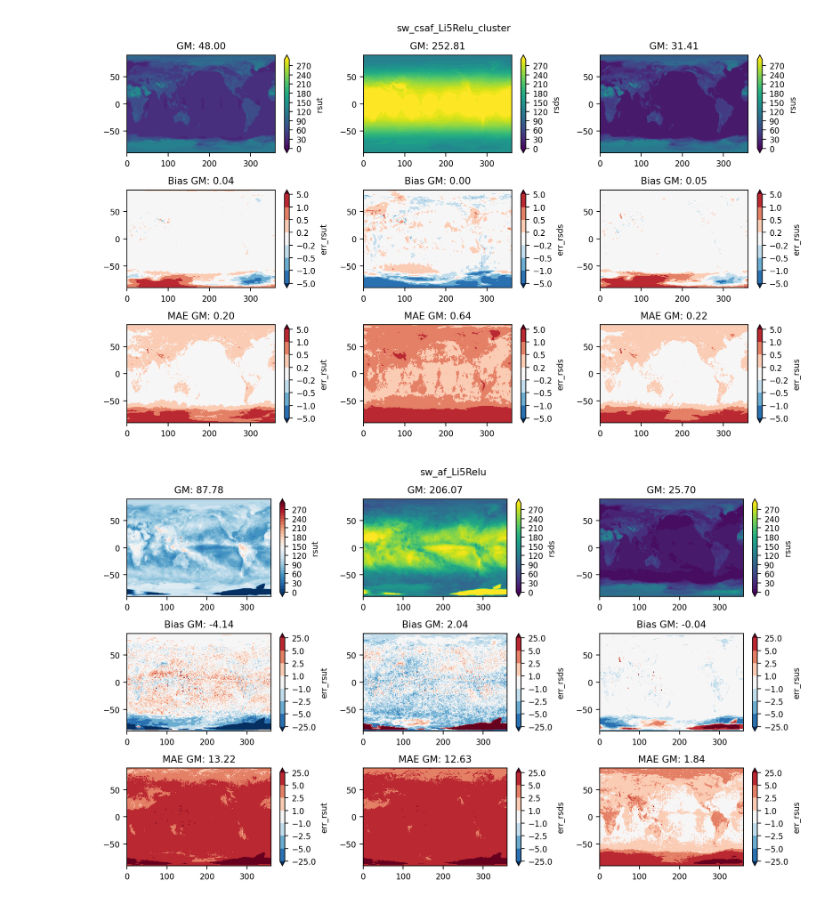
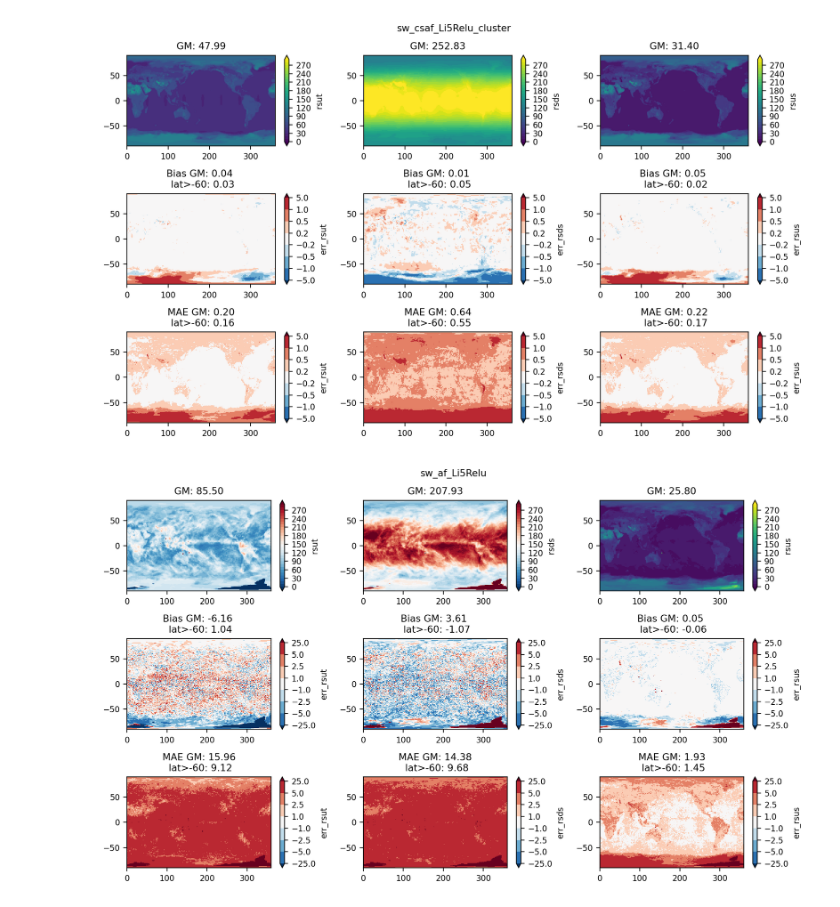
Before and after one commit to ChenggongWang/NNRTMC_AM4, a Jupyter notebook: sw_analysis_regrid_map.ipynb, the cells around one changed output. Saved outputs shown, nothing was run; the diff lists cells and outputs as text; code cells hidden in the pictures.

```diff
--- a/sw_analysis_regrid_map.ipynb
+++ b/sw_analysis_regrid_map.ipynb
@@ -158,10 +55,15 @@ if __name__ == '__main__':
     hybrid_p_sigma_para = xr.open_dataset('/tigress/cw55/data/NNRTMC_dataset/AM4_pk_bk_202207.nc')
     A_k = hybrid_p_sigma_para.ak.values[None,:]
     B_k = hybrid_p_sigma_para.bk.values[None,:]
+# %%
+month_sel = None
+# month_sel = [1,4,7,10]
+day_sel = [15]
 # %%
 %%time
 predi = {}
 error = {}
+eng_err = {}
 NN_model = {}
 ds_regrid = {}
 day_inds = {}
@@ -179,7 +81,7 @@ for mo in Exp_name:
     # read data
     input_array_ori, output_array_ori, ds_coords = \
     get_AM4_data_sw(out_filelist, inp_filelist, condition=sky_cond[mo],
-                    month_sel = None, day_sel = list(np.arange(15,20)), return_coords=True)
+                    month_sel = month_sel, day_sel = day_sel, return_coords=True)
     # initialize model
     if mo == 'sw_af_Li5Relu':
         NN_model[mo] = Exp_name_model_dict[mo].ResNNRTMC(device, nor_para, A_k, B_k, input_array_ori.shape[1],model_state_dict)
@@ -187,21 +89,22 @@ for mo in Exp_name:
         NN_model[mo] = Exp_name_model_dict[mo].ResNNRTMC(device, nor_para, A_k, B_k, model_state_dict)
 
     # remove data that rsdt == 0 (night, no shortwave transfer)
-    day_ind = np.argwhere(~np.isclose(input_array_ori[:,-1],0,rtol=1e-05, atol=1e-2,)).squeeze()
+    day_ind = np.argwhere(~np.isclose(input_array_ori[:,-1], 0, rtol=1e-05, atol=1e-3,)).squeeze()
     day_inds[mo] = day_ind
     # normalize data via saved nor_para in restart file
     nor_para, input_array, output_array   = data_std_normalization_sw(input_array_ori[day_ind], output_array_ori[day_ind], nor_para)
     ######################################################
     # try NN on test dataset
     predi[mo] = np.zeros_like(output_array_ori)
-    predi[mo][day_ind] = pred_NN_batch(input_array, output_array, NN_model[mo], nor_para, device)
+    eng_err[mo] = np.zeros_like(output_array_ori[:,0])
+    predi[mo][day_ind], eng_err[mo][day_ind] = pred_NN_batch(input_array, output_array, NN_model[mo], nor_para, device)
     error[mo] = predi[mo] - output_array_ori
     predi[mo][:,3:] = predi[mo][:,3:]*86400 # HR K/s >> K/day
     error[mo][:,3:] = error[mo][:,3:]*86400 # HR K/s >> K/day
     # create 6-tile files for output and regrid
     NN_output_name = 'NN_20000101.fluxes'
     subprocess.run([f'mkdir -p {exp_dir}/NN_pred'], shell=True, check=True)
-    var_list = create_6tiles_sw(ds_coords, predi[mo], error[mo], exp_dir, NN_output_name)
+    var_list = create_6tiles_sw(ds_coords, predi[mo], error[mo],eng_err[mo], exp_dir, NN_output_name)
     regrid_file_path = regrid_6tile2latlon(var_list,exp_dir,root, NN_output_name)
     # open regridded file
     with  xr.open_dataset(regrid_file_path) as ds:
@@ -228,31 +133,33 @@ Wall time: 57min 52s
 # %%
 for mo in Exp_name:
     ds_plot = ds_regrid[mo].rename({'grid_yt':'lat', 'grid_xt':'lon'})
     fig, axs = plt.subplots(nrows=3,ncols=3,figsize=(10,6),dpi=200)
     axs = axs.flatten()
     var1 = ['rsut','rsds','rsus']
     level = np.arange(0,300,10)
     for i in range(3):
         ax=axs[i]
         da = ds_plot[var1[i]].mean('time')
         da.plot(ax=ax, levels=level, extend='both')
         ax.set_title(f'GM: {global_mean_xarray(da).values:4.2f}')
     level = np.array([-5,-1,-0.5,-0.2,0.2,0.5,1,5])
     if mo == 'sw_af_Li5Relu': level = level*5
     for i in range(3):
         ax=axs[i+3]
         da = ds_plot['err_'+var1[i]].mean('time')
         da.plot(ax=ax, levels=level, extend='both')
-        ax.set_title(f'Bias GM: {global_mean_xarray(da).values:4.2f}')
+        ax.set_title(f'Bias GM: {global_mean_xarray(da).values:4.2f} '\
+                     +f'\n lat>-60: {global_mean_xarray(da.sel(lat=slice(-60,90))).values:4.2f}')
     for i in range(3):
         ax=axs[i+6]
         da = abs(ds_plot['err_'+var1[i]]).mean('time')
         da.plot(ax=ax, levels=level, extend='both')
-        ax.set_title(f'MAE GM: {global_mean_xarray(da).values:4.2f}')
+        ax.set_title(f'MAE GM: {global_mean_xarray(da).values:4.2f}'\
+                     +f'\n lat>-60: {global_mean_xarray(da.sel(lat=slice(-60,90))).values:4.2f}')
     for ax in axs:
         ax.set(xlabel=None,ylabel=None)
     plt.suptitle(mo)
     fig.tight_layout()
 # %% [output]
-[figure, old version]
+[figure, new version]
-[figure, old version]
+[figure, new version]
```
Also changed, not shown: parts of 17 cells of this notebook, 2 other files.
